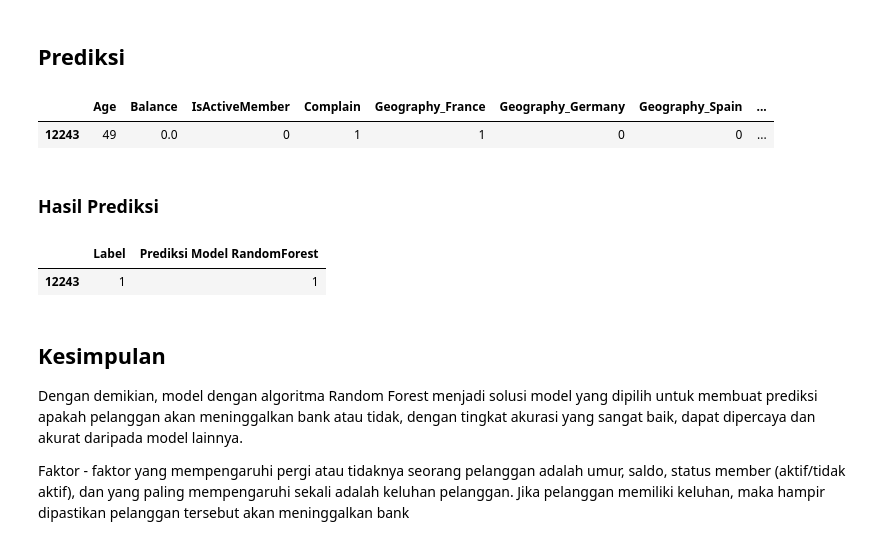
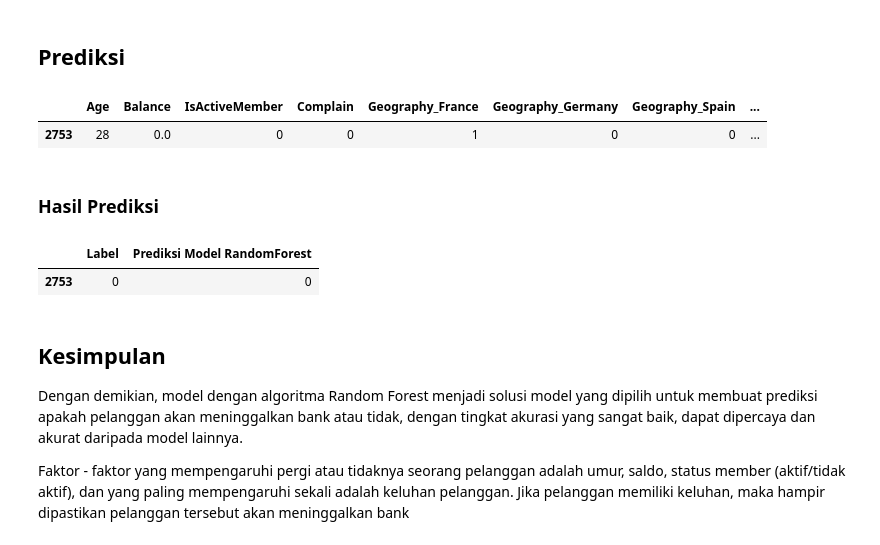
Before and after one commit to Afriza43/customer-churn-prediction, a Jupyter notebook: Bank_Customer_Churn_Prediction.ipynb, the cells around one changed output. Cells and saved outputs as stored; diff of their text form; code cells hidden in the pictures.

```diff
--- a/Bank_Customer_Churn_Prediction.ipynb
+++ b/Bank_Customer_Churn_Prediction.ipynb
@@ -671,22 +653,22 @@ Dari gambar di atas, dapat disimpulkan bahwa model dengan Algoritma Random Fores
 # %% [markdown]
 ## Prediksi
 # %%
-prediksi = x_test.iloc[45:46].copy()
+prediksi = x_test.iloc[66:67].copy()
 prediksi
 # %% [output]
 |  | Age | Balance | IsActiveMember | Complain | Geography_France | Geography_Germany | Geography_Spain | ... |
-| 12243 | 49 | 0.0 | 0 | 1 | 1 | 0 | 0 | ... |
+| 2753 | 28 | 0.0 | 0 | 0 | 1 | 0 | 0 | ... |
 # %% [markdown]
 ### Hasil Prediksi
 # %%
-prediksi = x_test.iloc[45:46].copy()
-pred_dict = {'Label':y_test[45:46]}
+prediksi = x_test.iloc[66:67].copy()
+pred_dict = {'Label':y_test[66:67]}
 pred_dict['Prediksi Model RandomForest'] = model.predict(prediksi)
 
 pd.DataFrame(pred_dict)
 # %% [output]
 |  | Label | Prediksi Model RandomForest |
-| 12243 | 1 | 1 |
+| 2753 | 0 | 0 |
 # %% [markdown]
 ## Kesimpulan
 
```
Also changed, not shown: parts of 16 cells of this notebook, 1 other file.
